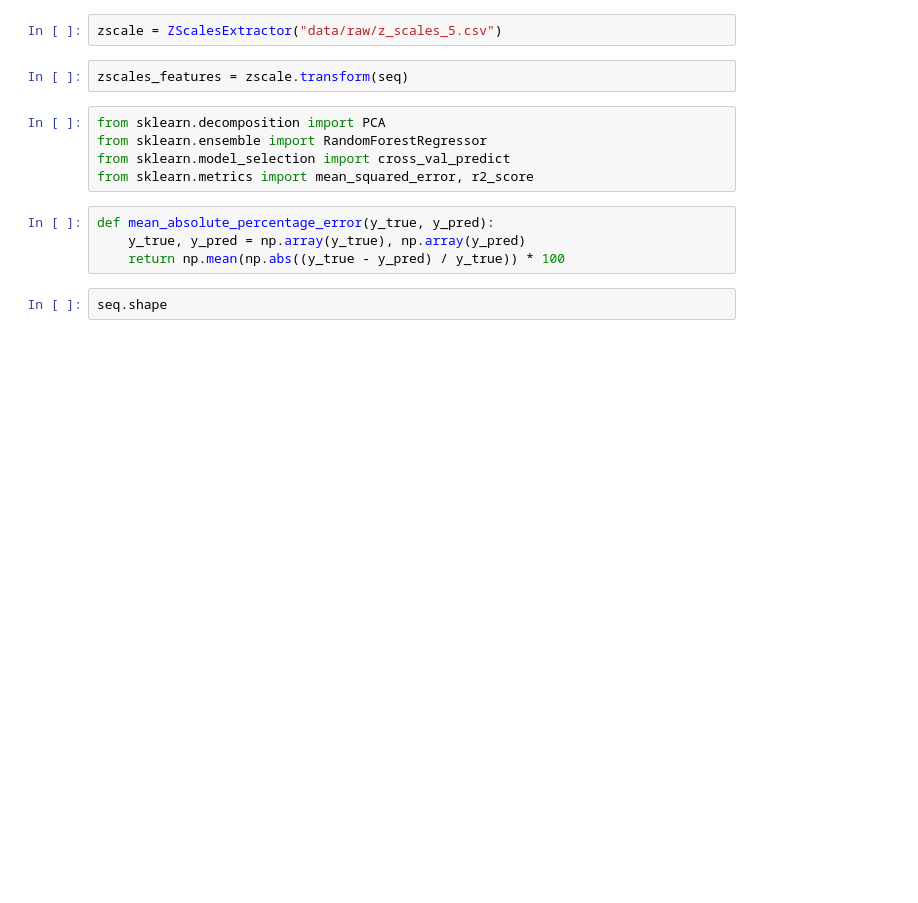
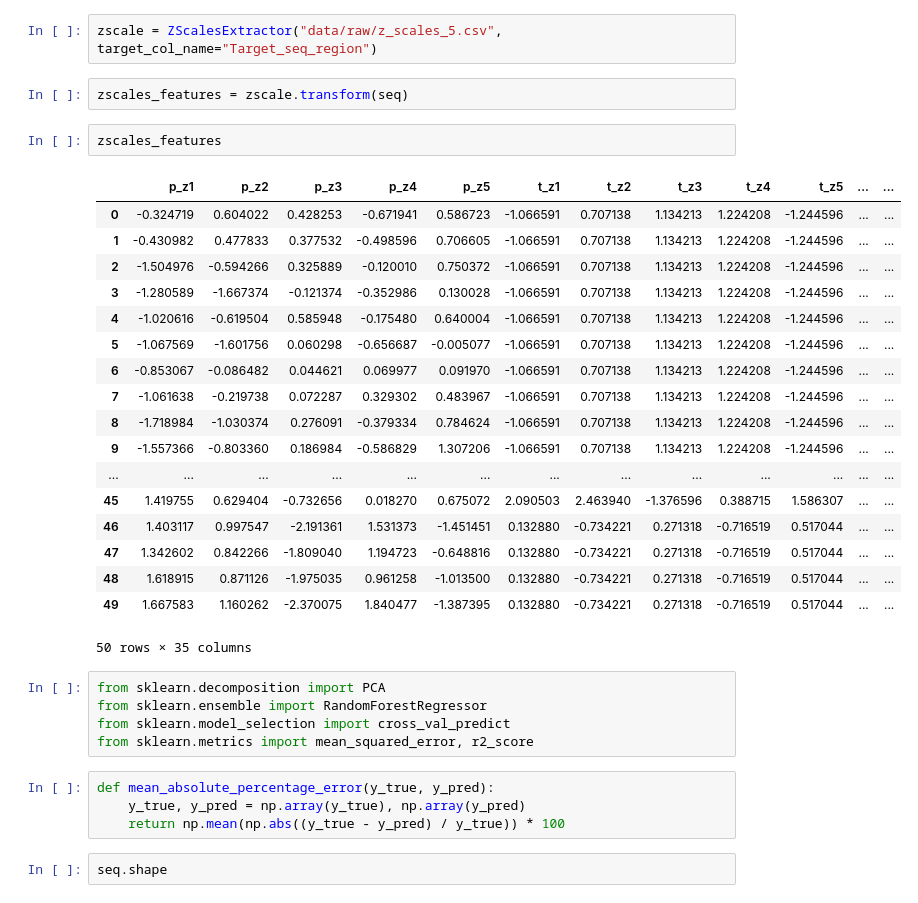
Before and after one commit to thoughtworks/mic-predictor, a Jupyter notebook: notebooks/pcm/RandomForest.ipynb, the cells around one changed output. Saved outputs shown, nothing was run; the diff lists cells and outputs as text; blank space fills up the shorter version.

Commit message:
added example to extract zscales for target_seq_region

```diff
--- a/notebooks/pcm/RandomForest.ipynb
+++ b/notebooks/pcm/RandomForest.ipynb
@@ -17,7 +53,28 @@ seq = seq.merge(mic, on='Sequence')
 # %%
-zscale = ZScalesExtractor("data/raw/z_scales_5.csv")
+zscale = ZScalesExtractor("data/raw/z_scales_5.csv", target_col_name="Target_seq_region")
 # %%
 zscales_features = zscale.transform(seq)
+# %%
+zscales_features
+# %% [output]
+|  | p_z1 | p_z2 | p_z3 | p_z4 | p_z5 | t_z1 | t_z2 | t_z3 | t_z4 | t_z5 | ... | ... |
+| 0 | -0.324719 | 0.604022 | 0.428253 | -0.671941 | 0.586723 | -1.066591 | 0.707138 | 1.134213 | 1.224208 | -1.244596 | ... | ... |
+| 1 | -0.430982 | 0.477833 | 0.377532 | -0.498596 | 0.706605 | -1.066591 | 0.707138 | 1.134213 | 1.224208 | -1.244596 | ... | ... |
+| 2 | -1.504976 | -0.594266 | 0.325889 | -0.120010 | 0.750372 | -1.066591 | 0.707138 | 1.134213 | 1.224208 | -1.244596 | ... | ... |
+| 3 | -1.280589 | -1.667374 | -0.121374 | -0.352986 | 0.130028 | -1.066591 | 0.707138 | 1.134213 | 1.224208 | -1.244596 | ... | ... |
+| 4 | -1.020616 | -0.619504 | 0.585948 | -0.175480 | 0.640004 | -1.066591 | 0.707138 | 1.134213 | 1.224208 | -1.244596 | ... | ... |
+| 5 | -1.067569 | -1.601756 | 0.060298 | -0.656687 | -0.005077 | -1.066591 | 0.707138 | 1.134213 | 1.224208 | -1.244596 | ... | ... |
+| 6 | -0.853067 | -0.086482 | 0.044621 | 0.069977 | 0.091970 | -1.066591 | 0.707138 | 1.134213 | 1.224208 | -1.244596 | ... | ... |
+| 7 | -1.061638 | -0.219738 | 0.072287 | 0.329302 | 0.483967 | -1.066591 | 0.707138 | 1.134213 | 1.224208 | -1.244596 | ... | ... |
+| 8 | -1.718984 | -1.030374 | 0.276091 | -0.379334 | 0.784624 | -1.066591 | 0.707138 | 1.134213 | 1.224208 | -1.244596 | ... | ... |
+| 9 | -1.557366 | -0.803360 | 0.186984 | -0.586829 | 1.307206 | -1.066591 | 0.707138 | 1.134213 | 1.224208 | -1.244596 | ... | ... |
+| ... | ... | ... | ... | ... | ... | ... | ... | ... | ... | ... | ... | ... |
+| 45 | 1.419755 | 0.629404 | -0.732656 | 0.018270 | 0.675072 | 2.090503 | 2.463940 | -1.376596 | 0.388715 | 1.586307 | ... | ... |
+| 46 | 1.403117 | 0.997547 | -2.191361 | 1.531373 | -1.451451 | 0.132880 | -0.734221 | 0.271318 | -0.716519 | 0.517044 | ... | ... |
+| 47 | 1.342602 | 0.842266 | -1.809040 | 1.194723 | -0.648816 | 0.132880 | -0.734221 | 0.271318 | -0.716519 | 0.517044 | ... | ... |
+| 48 | 1.618915 | 0.871126 | -1.975035 | 0.961258 | -1.013500 | 0.132880 | -0.734221 | 0.271318 | -0.716519 | 0.517044 | ... | ... |
+| 49 | 1.667583 | 1.160262 | -2.370075 | 1.840477 | -1.387395 | 0.132880 | -0.734221 | 0.271318 | -0.716519 | 0.517044 | ... | ... |
+50 rows × 35 columns
 # %%
 from sklearn.decomposition import PCA
 from sklearn.ensemble import RandomForestRegressor
```
Also changed, not shown: parts of 9 cells of this notebook.
